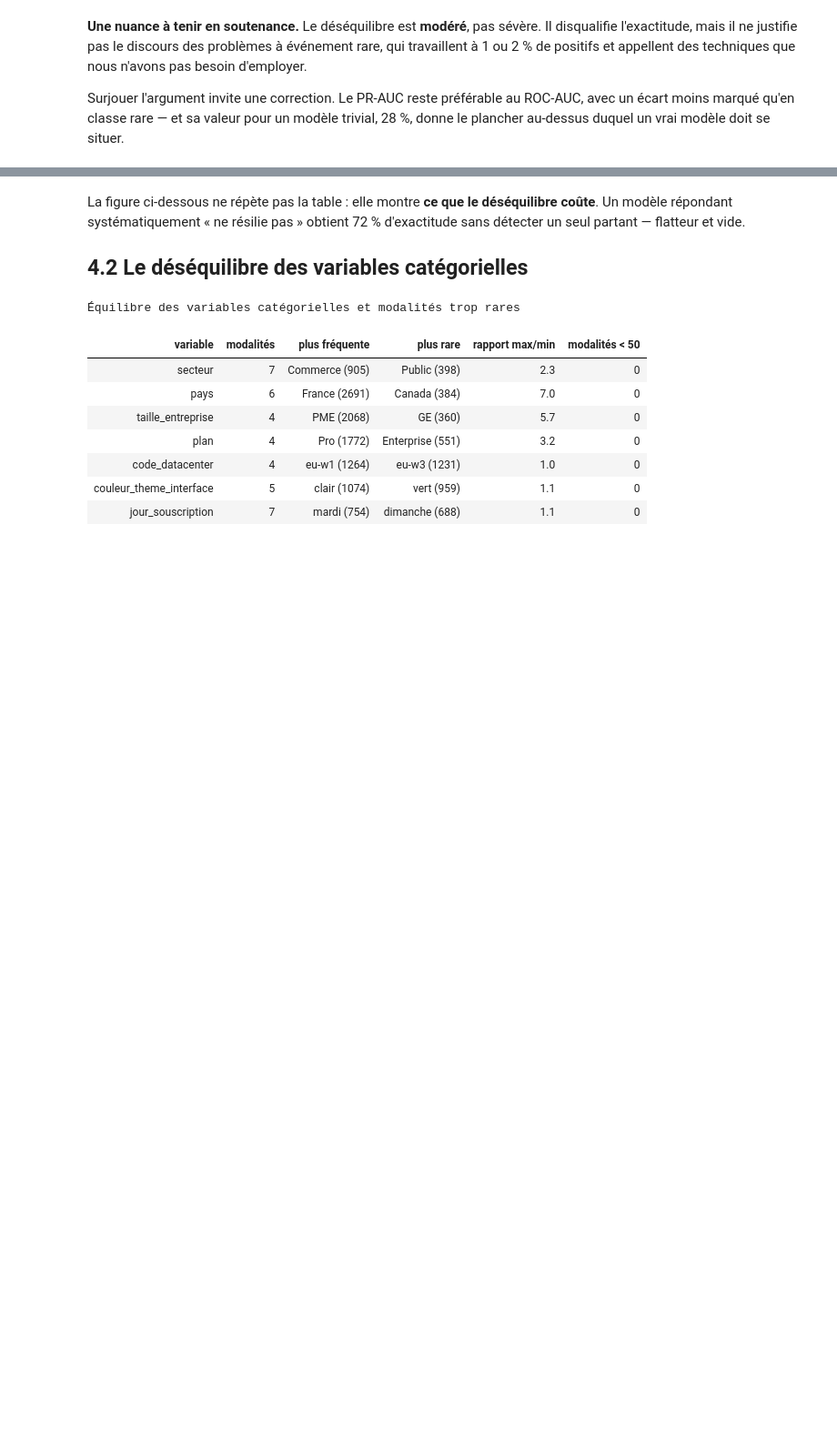
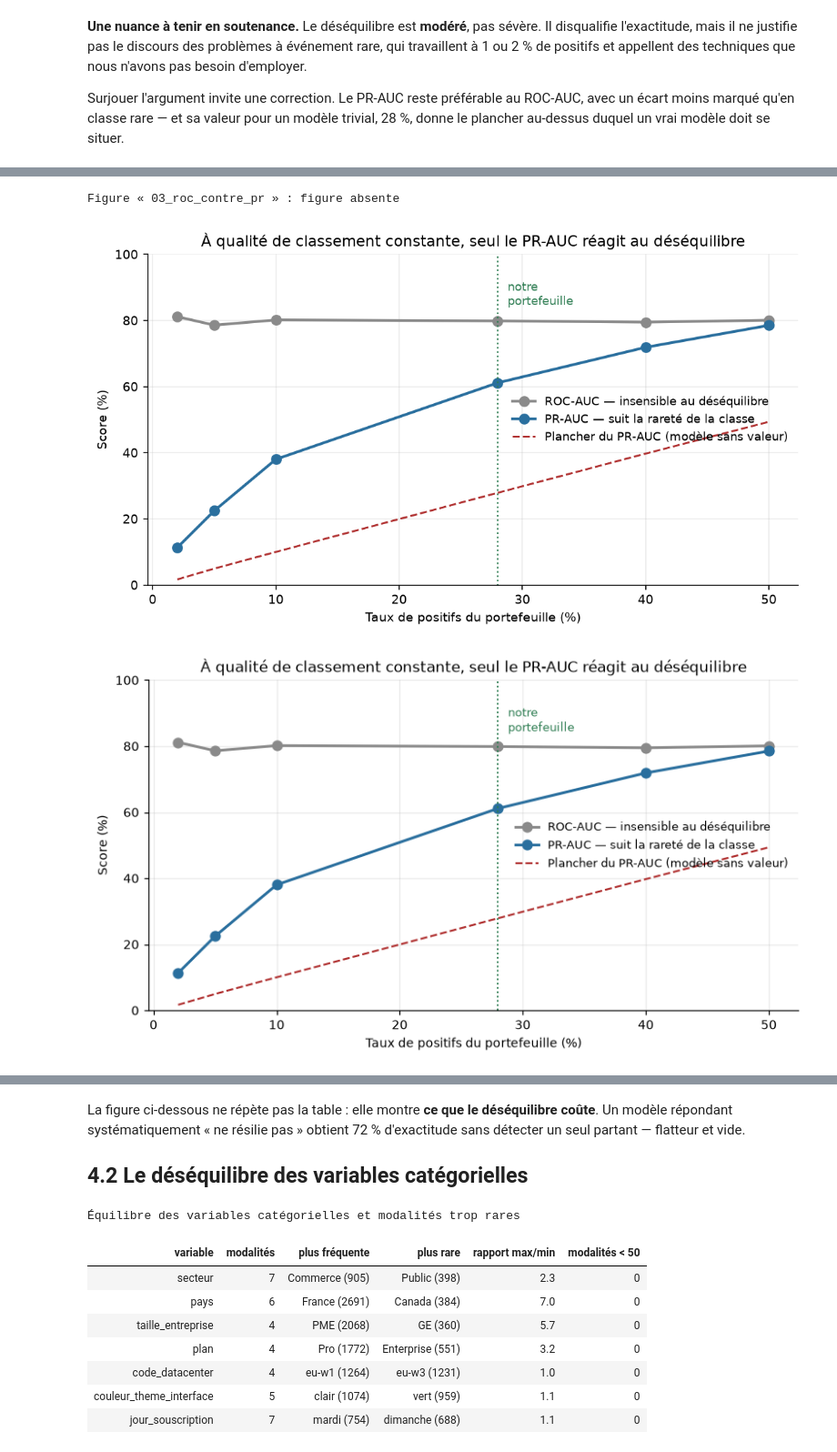
Before and after one commit to air-jaja/ai4me, a Jupyter notebook: notebooks/03_exploration.ipynb, the cells around one changed output, grey strips where cells are left out. Shown at 91% size. Cells and saved outputs as stored; diff of their text form; code cells hidden in the pictures; blank space fills up the shorter version.

```diff
--- a/notebooks/03_exploration.ipynb
+++ b/notebooks/03_exploration.ipynb
@@ -868,0 +935,50 @@ plancher au-dessus duquel un vrai modèle doit se situer.
+# %%
+# --- Figure: how each metric reacts to the positive rate -----------------------------
+from sklearn.metrics import average_precision_score, roc_auc_score
+
+
+
+def tracer_roc_contre_pr():
+    """Same ranking quality, varying positive rate: ROC stays, PR follows the base rate."""
+    generateur = np.random.default_rng(42)
+    taux_testes = [0.02, 0.05, 0.10, 0.28, 0.40, 0.50]
+    n = 4000
+    roc, pr, plancher = [], [], []
+
+    for taux in taux_testes:
+        verite = (generateur.random(n) < taux).astype(int)
+        # One single discriminative power, reused at every rate: the separation between
+        # the two score distributions never changes, so any difference in the metrics
+        # comes from the balance alone.
+        scores = generateur.normal(loc=verite * 1.2, scale=1.0)
+        roc.append(roc_auc_score(verite, scores))
+        pr.append(average_precision_score(verite, scores))
+        plancher.append(verite.mean())
+
+    fig, ax = plt.subplots(figsize=(8.6, 4.4))
+    abscisses = [t * 100 for t in taux_testes]
+
+    ax.plot(abscisses, [v * 100 for v in roc], "o-", color=PALETTE["neutre"], lw=2, ms=7,
+            label="ROC-AUC — insensible au déséquilibre")
+    ax.plot(abscisses, [v * 100 for v in pr], "o-", color=PALETTE["principal"], lw=2, ms=7,
+            label="PR-AUC — suit la rareté de la classe")
+    ax.plot(abscisses, [v * 100 for v in plancher], "--", color=PALETTE["accent"], lw=1.4,
+            label="Plancher du PR-AUC (modèle sans valeur)")
+
+    ax.axvline(28, color=PALETTE["ok"], lw=1.2, ls=":")
+    ax.text(28.8, 92, "notre\nportefeuille", fontsize=8.5, color=PALETTE["ok"], va="top")
+
+    ax.set_xlabel("Taux de positifs du portefeuille (%)")
+    ax.set_ylabel("Score (%)")
+    ax.set_ylim(0, 100)
+    ax.set_title("À qualité de classement constante, seul le PR-AUC réagit au déséquilibre")
+    ax.legend(fontsize=8.5, frameon=False, loc="center right")
+    return fig
+chemin, raison = figure_en_cache("03_roc_contre_pr", signature_cible, tracer_roc_contre_pr)
+print(f"Figure « 03_roc_contre_pr » : {raison}")
+
+display(Image(filename=str(chemin)))
+# %% [output]
+Figure « 03_roc_contre_pr » : figure absente
+[figure, added]
+[figure, added]
```
Also changed, not shown: parts of 15 cells of this notebook, 11 other files.
